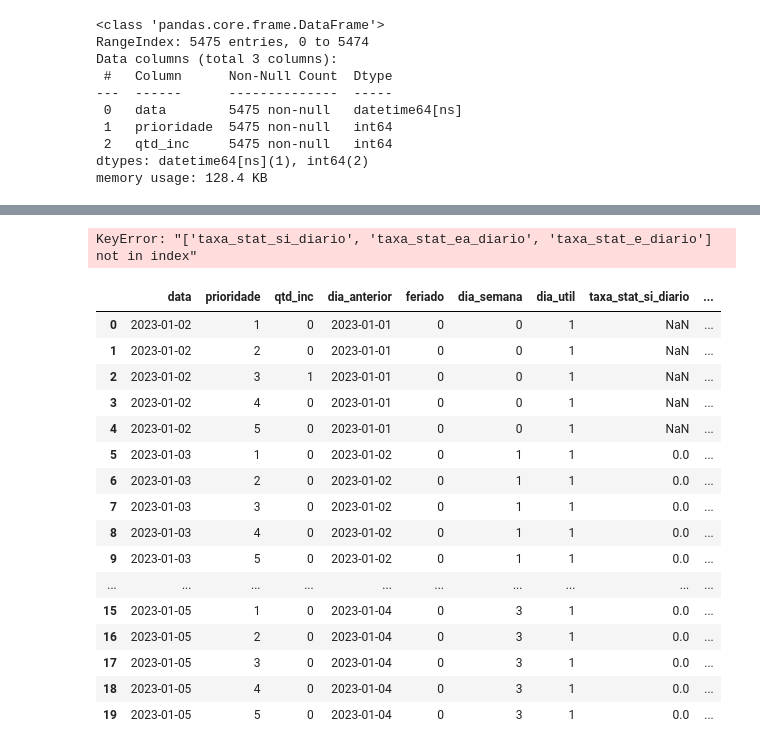
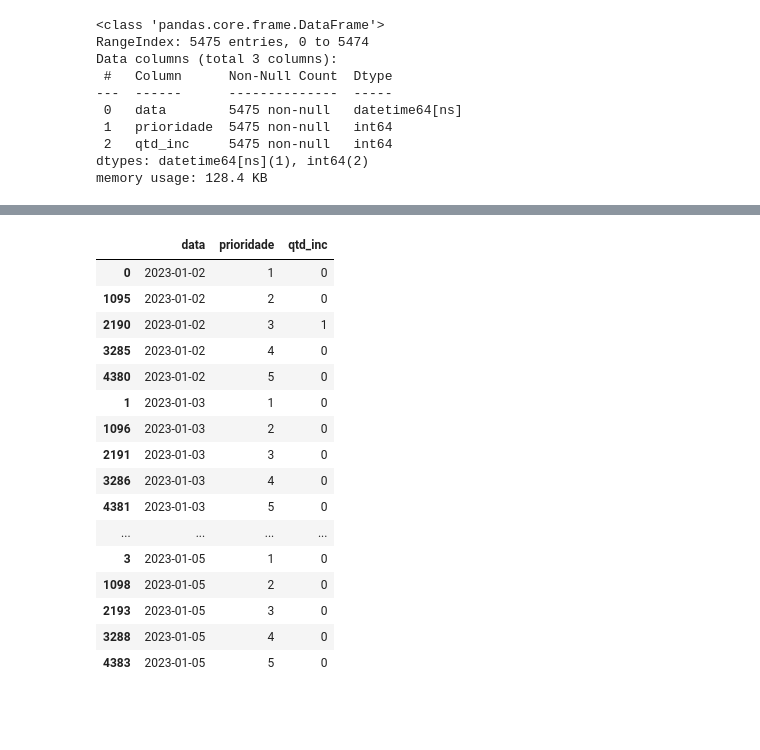
Before and after one commit to jffdevbr/challenge_locaweb, a Jupyter notebook: notebooks/model_training.ipynb, the cells around one changed output, grey strips where cells are left out. Saved outputs shown, nothing was run; the diff lists cells and outputs as text; code cells hidden in the pictures; blank space fills up the shorter version.

```diff
--- a/notebooks/model_training.ipynb
+++ b/notebooks/model_training.ipynb
@@ -154,13 +161,13 @@ Data Processing
 # %%
-training_table = pd.melt(
+serie_temporal = pd.melt(
     s_diario_volume_abertura,
     id_vars=['data'], # A coluna que deve continuar intacta/fixa
     value_vars=['inc_abertos_p1', 'inc_abertos_p2', 'inc_abertos_p3', 'inc_abertos_p4', 'inc_abertos_p5'], # As colunas que vão virar variáveis
     var_name='prioridade', # O nome da nova coluna que vai receber os nomes (inc_p1, etc.)
     value_name='qtd_inc' # O nome da nova coluna que vai receber os valores numéricos
 )
-training_table['prioridade'] = training_table['prioridade'].str.replace('inc_abertos_p', '').astype(int)
-training_table.info()
+serie_temporal['prioridade'] = serie_temporal['prioridade'].str.replace('inc_abertos_p', '').astype(int)
+serie_temporal.info()
 # %% [output]
 <class 'pandas.core.frame.DataFrame'>
 RangeIndex: 5475 entries, 0 to 5474
@@ -185,4 +182,4 @@ training_table.head()
 # %%
-training_table.sort_values(by=['data', 'prioridade'], inplace=True)
-training_table.tail(20)
+serie_temporal.sort_values(by=['data', 'prioridade'], inplace=True)
+serie_temporal.tail(20)
 # %% [output]
@@ -218,51 +203,20 @@ Index(['data', 'inc', 'inc_fechados_p1', 'inc_fechados_p2', 'inc_fechados_p3',
-# %%
-# unindo as features temporais - devem usar o dia real
-training_table = training_table.merge(
-    s_diario_temporal[['data', 'feriado', 'dia_semana', 'dia_util']],
-    on='data',
-    how='left'
-)
-
-# unindo as features de fechamento de incidentes - devem usar o dia anterior
-# Correção: removida a duplicata de 'taxa_stat_e_diario' e aplicada a renomeação da chave
-training_table = training_table.merge(
-    s_diario_volume_fechamento[['data', 'inc_fechados_ac_7d']].rename(columns={'data': 'dia_anterior'}),
-    on='dia_anterior',
-    how='left'
-)
-
-# unindo as features de monitoramento - devem usar o dia anterior
-training_table = training_table.merge(
-    s_diario_monitoramento[['data', 'taxa_mon_diario']].rename(columns={'data': 'dia_anterior'}),
-    on='dia_anterior',
-    how='left'
-)
-
-# unindo as features relacionadas aos ics - devem usar o dia anterior
-training_table = training_table.merge(
-    s_diario_itens_config[['data', 'ics_outliers_ativos', 'ics_inativos']].rename(columns={'data': 'dia_anterior'}),
-    on='dia_anterior',
-    how='left'
-)
-# %% [output]
-KeyError: "['taxa_stat_si_diario', 'taxa_stat_ea_diario', 'taxa_stat_e_diario'] not in index"
 # %%
-training_table.head(20)
+serie_temporal.head(20)
 # %% [output]
-|  | data | prioridade | qtd_inc | dia_anterior | feriado | dia_semana | dia_util | taxa_stat_si_diario | ... |
-| 0 | 2023-01-02 | 1 | 0 | 2023-01-01 | 0 | 0 | 1 | NaN | ... |
-| 1 | 2023-01-02 | 2 | 0 | 2023-01-01 | 0 | 0 | 1 | NaN | ... |
-| 2 | 2023-01-02 | 3 | 1 | 2023-01-01 | 0 | 0 | 1 | NaN | ... |
-| 3 | 2023-01-02 | 4 | 0 | 2023-01-01 | 0 | 0 | 1 | NaN | ... |
-| 4 | 2023-01-02 | 5 | 0 | 2023-01-01 | 0 | 0 | 1 | NaN | ... |
-| 5 | 2023-01-03 | 1 | 0 | 2023-01-02 | 0 | 1 | 1 | 0.0 | ... |
-| 6 | 2023-01-03 | 2 | 0 | 2023-01-02 | 0 | 1 | 1 | 0.0 | ... |
-| 7 | 2023-01-03 | 3 | 0 | 2023-01-02 | 0 | 1 | 1 | 0.0 | ... |
-| 8 | 2023-01-03 | 4 | 0 | 2023-01-02 | 0 | 1 | 1 | 0.0 | ... |
-| 9 | 2023-01-03 | 5 | 0 | 2023-01-02 | 0 | 1 | 1 | 0.0 | ... |
-| ... | ... | ... | ... | ... | ... | ... | ... | ... | ... |
-| 15 | 2023-01-05 | 1 | 0 | 2023-01-04 | 0 | 3 | 1 | 0.0 | ... |
-| 16 | 2023-01-05 | 2 | 0 | 2023-01-04 | 0 | 3 | 1 | 0.0 | ... |
-| 17 | 2023-01-05 | 3 | 0 | 2023-01-04 | 0 | 3 | 1 | 0.0 | ... |
-| 18 | 2023-01-05 | 4 | 0 | 2023-01-04 | 0 | 3 | 1 | 0.0 | ... |
-| 19 | 2023-01-05 | 5 | 0 | 2023-01-04 | 0 | 3 | 1 | 0.0 | ... |
+|  | data | prioridade | qtd_inc |
+| 0 | 2023-01-02 | 1 | 0 |
+| 1095 | 2023-01-02 | 2 | 0 |
+| 2190 | 2023-01-02 | 3 | 1 |
+| 3285 | 2023-01-02 | 4 | 0 |
+| 4380 | 2023-01-02 | 5 | 0 |
+| 1 | 2023-01-03 | 1 | 0 |
+| 1096 | 2023-01-03 | 2 | 0 |
+| 2191 | 2023-01-03 | 3 | 0 |
+| 3286 | 2023-01-03 | 4 | 0 |
+| 4381 | 2023-01-03 | 5 | 0 |
+| ... | ... | ... | ... |
+| 3 | 2023-01-05 | 1 | 0 |
+| 1098 | 2023-01-05 | 2 | 0 |
+| 2193 | 2023-01-05 | 3 | 0 |
+| 3288 | 2023-01-05 | 4 | 0 |
+| 4383 | 2023-01-05 | 5 | 0 |
```
Also changed, not shown: parts of 27 cells of this notebook.
